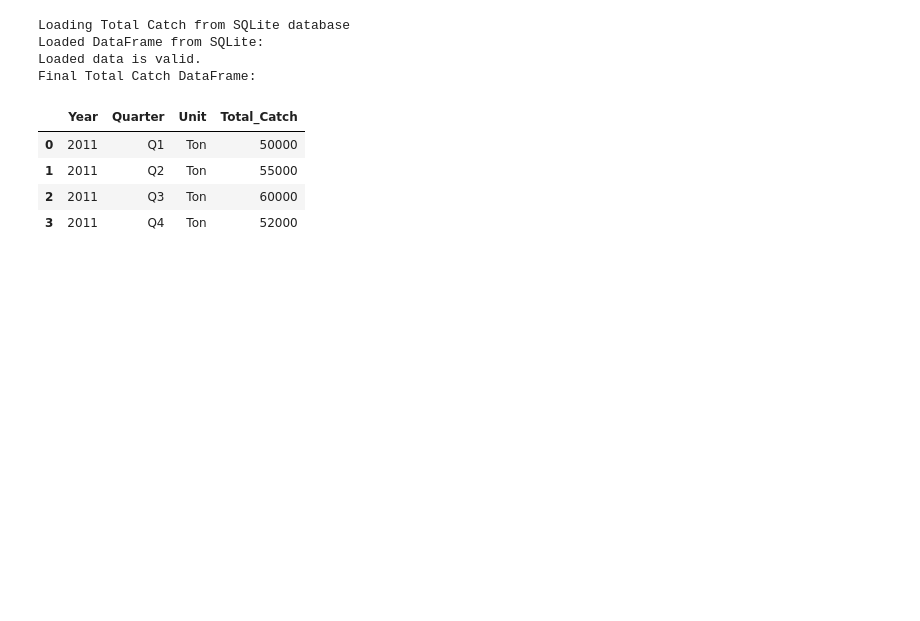
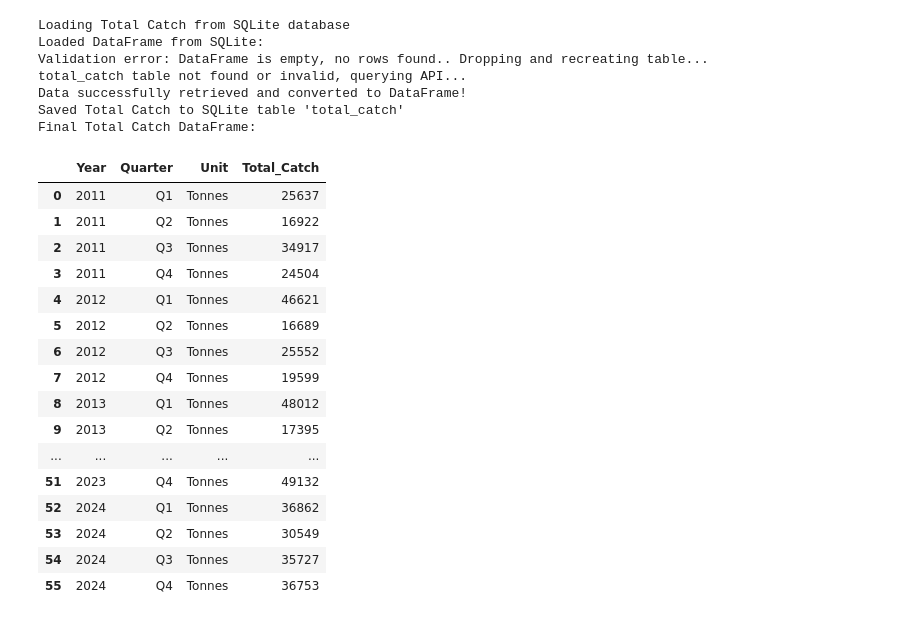
Before and after one commit to ccspen21/greenland-fishery-nowcast-2025, a Jupyter notebook: setup_dataset.ipynb, the cells around one changed output. Drawn from its saved outputs; the diff is of its cells as text; code cells hidden in the pictures; blank space fills up the shorter version.

```diff
--- a/setup_dataset.ipynb
+++ b/setup_dataset.ipynb
@@ -78,23 +104,7 @@ Successfully executed SQL script: dml_populate.sql
 # %%
-# LOAD VAR 1 TOTAL CATCH
-# LOAD VAR 1 TOTAL CATCH
-
 # LOAD VAR 1 TOTAL CATCH
 
 df_clean = None
-
-# Helper function to validate DataFrame against schema
-def validate_dataframe(df, expected_columns, dtypes):
-    if not all(col in df.columns for col in expected_columns):
-        raise ValueError(f"DataFrame missing expected columns: {expected_columns}")
-    for col, dtype in dtypes.items():
-        if col in df.columns:
-            if dtype == int:  # Handle integer conversion with NaN
-                df[col] = pd.to_numeric(df[col], errors='coerce').fillna(0).astype(int)
-            else:
-                df[col] = df[col].astype(dtype)
-    if df.isnull().any().any():
-        raise ValueError(f"DataFrame contains NaN values: {df.head()}")
 
 # Check if data exists in the database
 cursor.execute("SELECT name FROM sqlite_master WHERE type='table' AND name='total_catch'")
@@ -111,7 +121,17 @@ if cursor.fetchone():
         print(f"Validation error: {e}. Dropping and recreating table...")
         cursor.execute("DROP TABLE total_catch")
         conn.commit()
-        execute_sql_script('ddl_schema.sql')  # Recreate the schema
+        # Recreate the table
+        cursor.execute("""
+            CREATE TABLE total_catch (
+                Year INTEGER NOT NULL,
+                Quarter TEXT NOT NULL,
+                Unit TEXT,
+                Total_Catch INTEGER,
+                PRIMARY KEY (Year, Quarter)
+            )
+        """)
+        conn.commit()
         df_clean = None
 
 if df_clean is None:
@@ -127,8 +147,7 @@ if df_clean is None:
         "response": {"format": "json-stat2"}
     }
     try:
-        response = requests.post(url, json=query, timeout=30)
-        response.raise_for_status()
+        response = fetch_with_retries(url, max_retries=3, timeout=60, method='post', json=query)
         dataset = pyjstat.Dataset.read(response.text)
         df = dataset.write('dataframe')
         print("Data successfully retrieved and converted to DataFrame!")
@@ -140,40 +159,55 @@ if df_clean is None:
             "time": "Year",
             "quarter": "Quarter",
             "unit": "Unit",
             "value": "Total_Catch"
         }, inplace=True)
         df_clean["Quarter"] = df_clean["Quarter"].str.replace("Quarter ", "Q")
         quarter_order = ["Q1", "Q2", "Q3", "Q4"]
         df_clean["Quarter"] = pd.Categorical(df_clean["Quarter"], categories=quarter_order, ordered=True)
         df_clean = df_clean[["Year", "Quarter", "Unit", "Total_Catch"]]
         df_clean["Year"] = df_clean["Year"].astype(int)
 
         # Validate before saving to SQLite
         expected_columns = ["Year", "Quarter", "Unit", "Total_Catch"]
         dtypes = {"Year": int, "Quarter": str, "Unit": str, "Total_Catch": int}
         validate_dataframe(df_clean, expected_columns, dtypes)
 
-        # Insert data into table (schema already created)
+        # Insert data into table
         df_clean.to_sql('total_catch', conn, if_exists='append', index=False)
         conn.commit()
         print("Saved Total Catch to SQLite table 'total_catch'")
     except requests.exceptions.RequestException as e:
         print(f"Error fetching Total Catch data: {e}")
         df_clean = pd.DataFrame(columns=["Year", "Quarter", "Unit", "Total_Catch"])  # Empty DataFrame as fallback
 
 # Final display
 print("Final Total Catch DataFrame:")
-display(df_clean.head())
+display(df_clean)
 # %% [output]
 Loading Total Catch from SQLite database
 Loaded DataFrame from SQLite:
-Loaded data is valid.
+Validation error: DataFrame is empty, no rows found.. Dropping and recreating table...
+total_catch table not found or invalid, querying API...
+Data successfully retrieved and converted to DataFrame!
+Saved Total Catch to SQLite table 'total_catch'
 Final Total Catch DataFrame:
 |  | Year | Quarter | Unit | Total_Catch |
-| 0 | 2011 | Q1 | Ton | 50000 |
-| 1 | 2011 | Q2 | Ton | 55000 |
-| 2 | 2011 | Q3 | Ton | 60000 |
-| 3 | 2011 | Q4 | Ton | 52000 |
+| 0 | 2011 | Q1 | Tonnes | 25637 |
+| 1 | 2011 | Q2 | Tonnes | 16922 |
+| 2 | 2011 | Q3 | Tonnes | 34917 |
+| 3 | 2011 | Q4 | Tonnes | 24504 |
+| 4 | 2012 | Q1 | Tonnes | 46621 |
+| 5 | 2012 | Q2 | Tonnes | 16689 |
+| 6 | 2012 | Q3 | Tonnes | 25552 |
+| 7 | 2012 | Q4 | Tonnes | 19599 |
+| 8 | 2013 | Q1 | Tonnes | 48012 |
+| 9 | 2013 | Q2 | Tonnes | 17395 |
+| ... | ... | ... | ... | ... |
+| 51 | 2023 | Q4 | Tonnes | 49132 |
+| 52 | 2024 | Q1 | Tonnes | 36862 |
+| 53 | 2024 | Q2 | Tonnes | 30549 |
+| 54 | 2024 | Q3 | Tonnes | 35727 |
+| 55 | 2024 | Q4 | Tonnes | 36753 |
 # %%
 ### Variable 2: Exports of Fish
 
```
Also changed, not shown: parts of 10 cells of this notebook.
